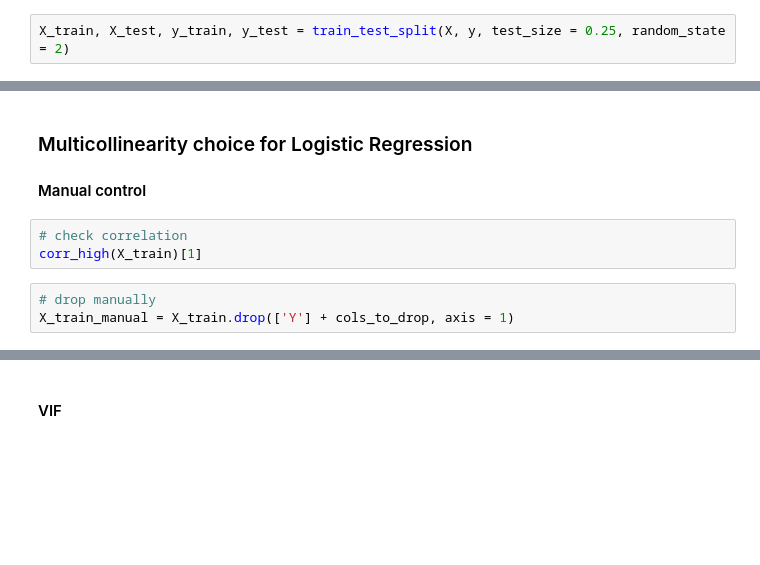
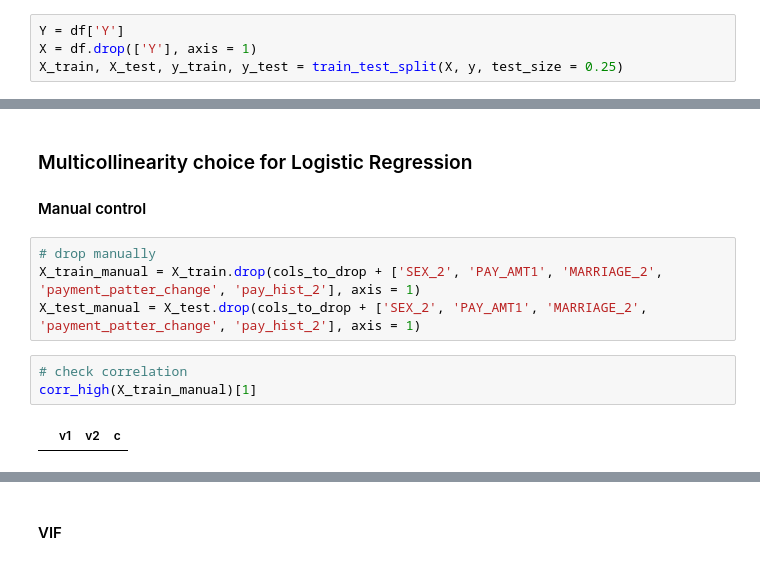
Before and after one commit to stereopickle/credit_card_default_classification, a Jupyter notebook: 010.Process.ipynb, the cells around one changed output, grey strips where cells are left out. Drawn from its saved outputs; the diff is of its cells as text; blank space fills up the shorter version.

```diff
--- a/010.Process.ipynb
+++ b/010.Process.ipynb
@@ -673,5 +554,7 @@ For the rest of model evaluation, I'll split the dataset.
 # %%
-X_train, X_test, y_train, y_test = train_test_split(X, y, test_size = 0.25, random_state = 2)
+Y = df['Y']
+X = df.drop(['Y'], axis = 1)
+X_train, X_test, y_train, y_test = train_test_split(X, y, test_size = 0.25)
 # %% [markdown]
 ### Class Imbalance Problem
 First, we will balance out our train samples with the best method. (I don't have to use this for decision trees)
@@ -718,9 +612,12 @@ I'm going to now compare model performance. I'll first do multiple logistic regr
 # %% [markdown]
 ### Multicollinearity choice for Logistic Regression
 #### Manual control
+# %%
+# drop manually
+X_train_manual = X_train.drop(cols_to_drop + ['SEX_2', 'PAY_AMT1', 'MARRIAGE_2', 'payment_patter_change', 'pay_hist_2'], axis = 1)
+X_test_manual = X_test.drop(cols_to_drop + ['SEX_2', 'PAY_AMT1', 'MARRIAGE_2',  'payment_patter_change', 'pay_hist_2'], axis = 1)
 # %%
 # check correlation
-corr_high(X_train)[1]
+corr_high(X_train_manual)[1]
+# %% [output]
+|  | v1 | v2 | c |
-# %%
-# drop manually
-X_train_manual = X_train.drop(['Y'] + cols_to_drop, axis = 1)
```
Also changed, not shown: parts of 36 cells of this notebook.
